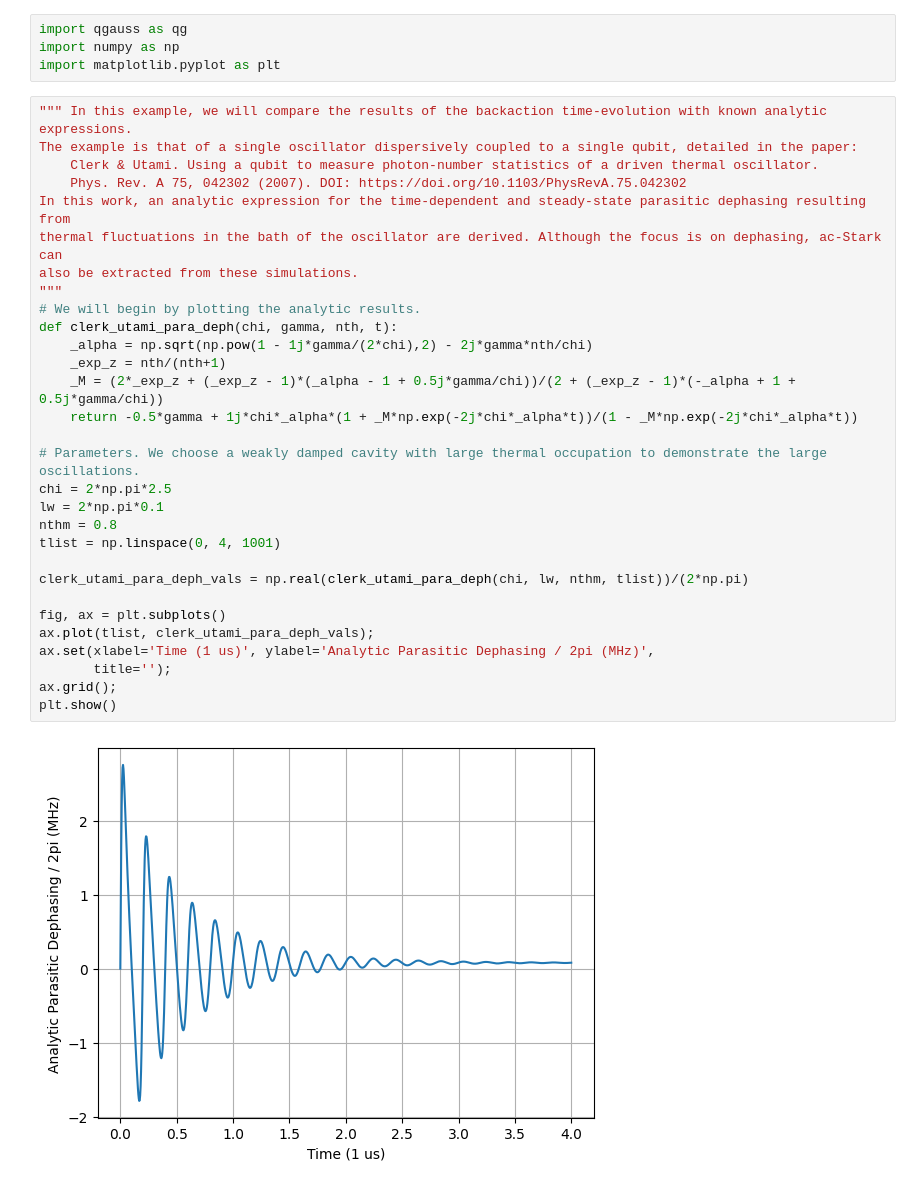
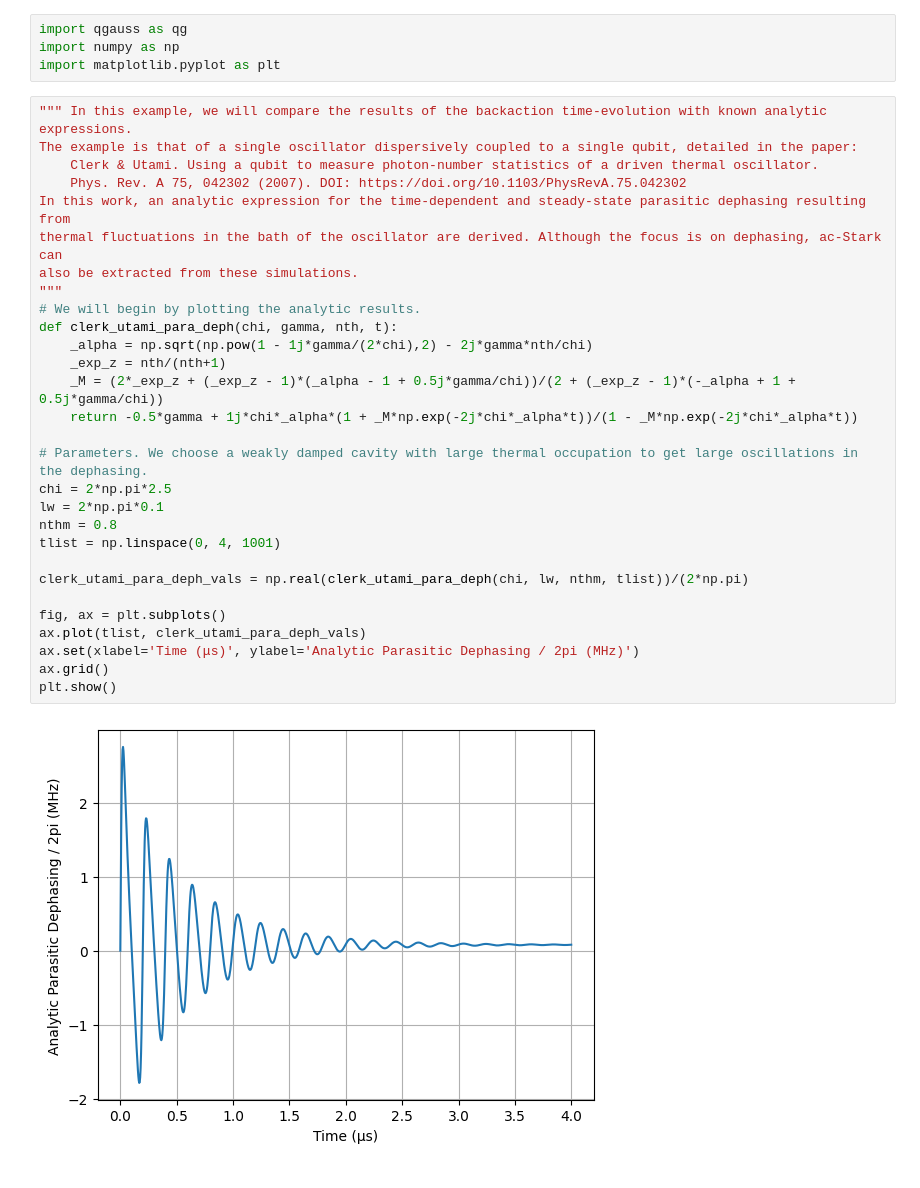
Before and after one commit to lindzorr/qgauss, a Jupyter notebook: Examples_Backaction_Time_Evolution.ipynb, the cells around one changed output. Drawn from its saved outputs; the diff is of its cells as text.

```diff
--- a/Examples_Backaction_Time_Evolution.ipynb
+++ b/Examples_Backaction_Time_Evolution.ipynb
@@ -5,35 +5,34 @@ import matplotlib.pyplot as plt
 # %%
 """ In this example, we will compare the results of the backaction time-evolution with known analytic expressions.
 The example is that of a single oscillator dispersively coupled to a single qubit, detailed in the paper:
     Clerk & Utami. Using a qubit to measure photon-number statistics of a driven thermal oscillator.
     Phys. Rev. A 75, 042302 (2007). DOI: https://doi.org/10.1103/PhysRevA.75.042302
 In this work, an analytic expression for the time-dependent and steady-state parasitic dephasing resulting from
 thermal fluctuations in the bath of the oscillator are derived. Although the focus is on dephasing, ac-Stark can
 also be extracted from these simulations.
 """
 # We will begin by plotting the analytic results.
 def clerk_utami_para_deph(chi, gamma, nth, t):
     _alpha = np.sqrt(np.pow(1 - 1j*gamma/(2*chi),2) - 2j*gamma*nth/chi)
     _exp_z = nth/(nth+1)
     _M = (2*_exp_z + (_exp_z - 1)*(_alpha - 1 + 0.5j*gamma/chi))/(2 + (_exp_z - 1)*(-_alpha + 1 + 0.5j*gamma/chi))
     return -0.5*gamma + 1j*chi*_alpha*(1 + _M*np.exp(-2j*chi*_alpha*t))/(1 - _M*np.exp(-2j*chi*_alpha*t))
 
-# Parameters. We choose a weakly damped cavity with large thermal occupation to demonstrate the large oscillations.
+# Parameters. We choose a weakly damped cavity with large thermal occupation to get large oscillations in the dephasing.
 chi = 2*np.pi*2.5
 lw = 2*np.pi*0.1
 nthm = 0.8
 tlist = np.linspace(0, 4, 1001)
 
 clerk_utami_para_deph_vals = np.real(clerk_utami_para_deph(chi, lw, nthm, tlist))/(2*np.pi)
 
 fig, ax = plt.subplots()
-ax.plot(tlist, clerk_utami_para_deph_vals);
-ax.set(xlabel='Time (1 us)', ylabel='Analytic Parasitic Dephasing / 2pi (MHz)',
-       title='');
-ax.grid();
+ax.plot(tlist, clerk_utami_para_deph_vals)
+ax.set(xlabel='Time (μs)', ylabel='Analytic Parasitic Dephasing / 2pi (MHz)')
+ax.grid()
 plt.show()
 # %% [output]
-[figure, old version]
+[figure, new version]
 # %%
 # We now proceed to demonstrate the results using the qgauss package. For more details on setting up the operators,
 # refer to Example_Backaction_Steady_State.ipynb
```
Also changed, not shown: parts of 4 cells of this notebook.
